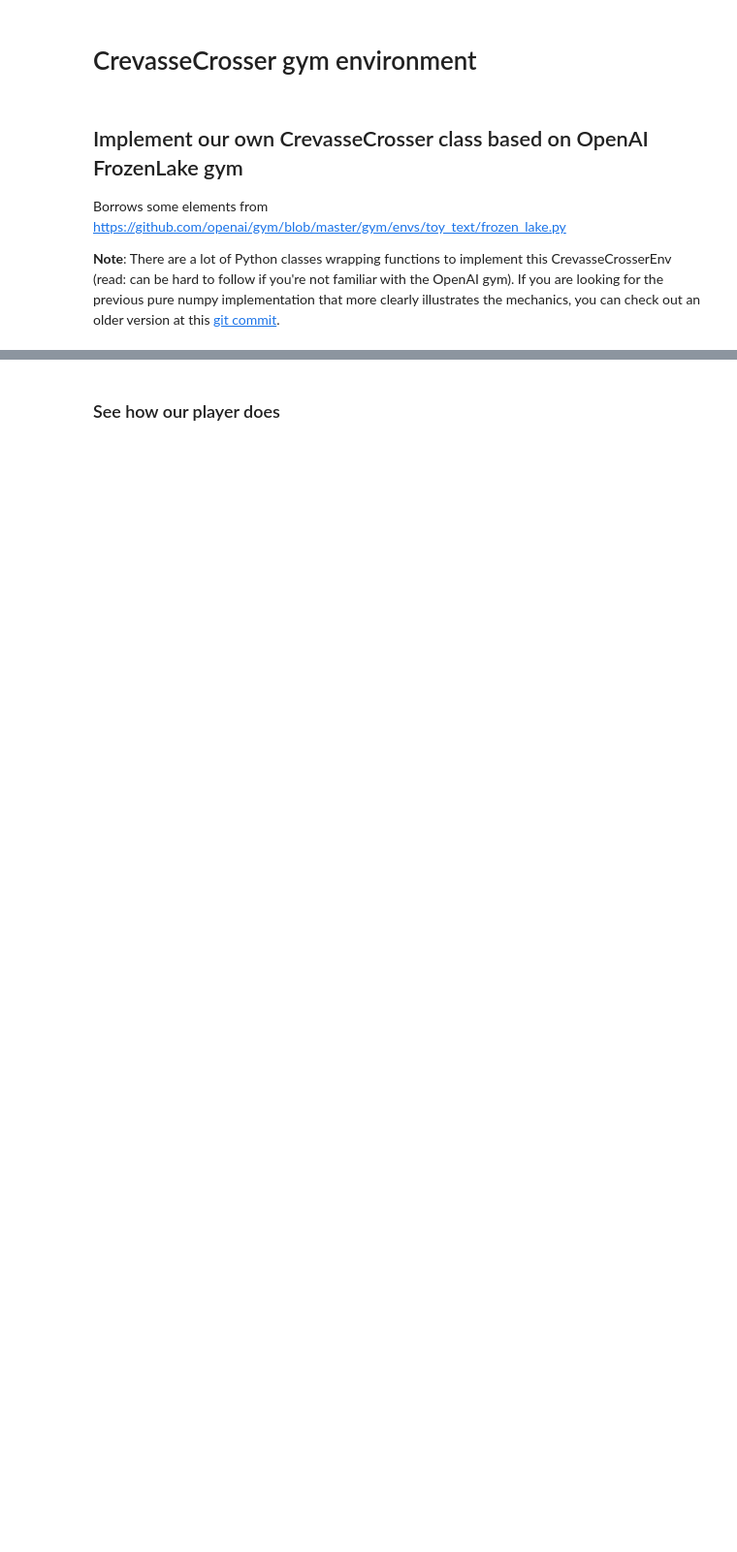
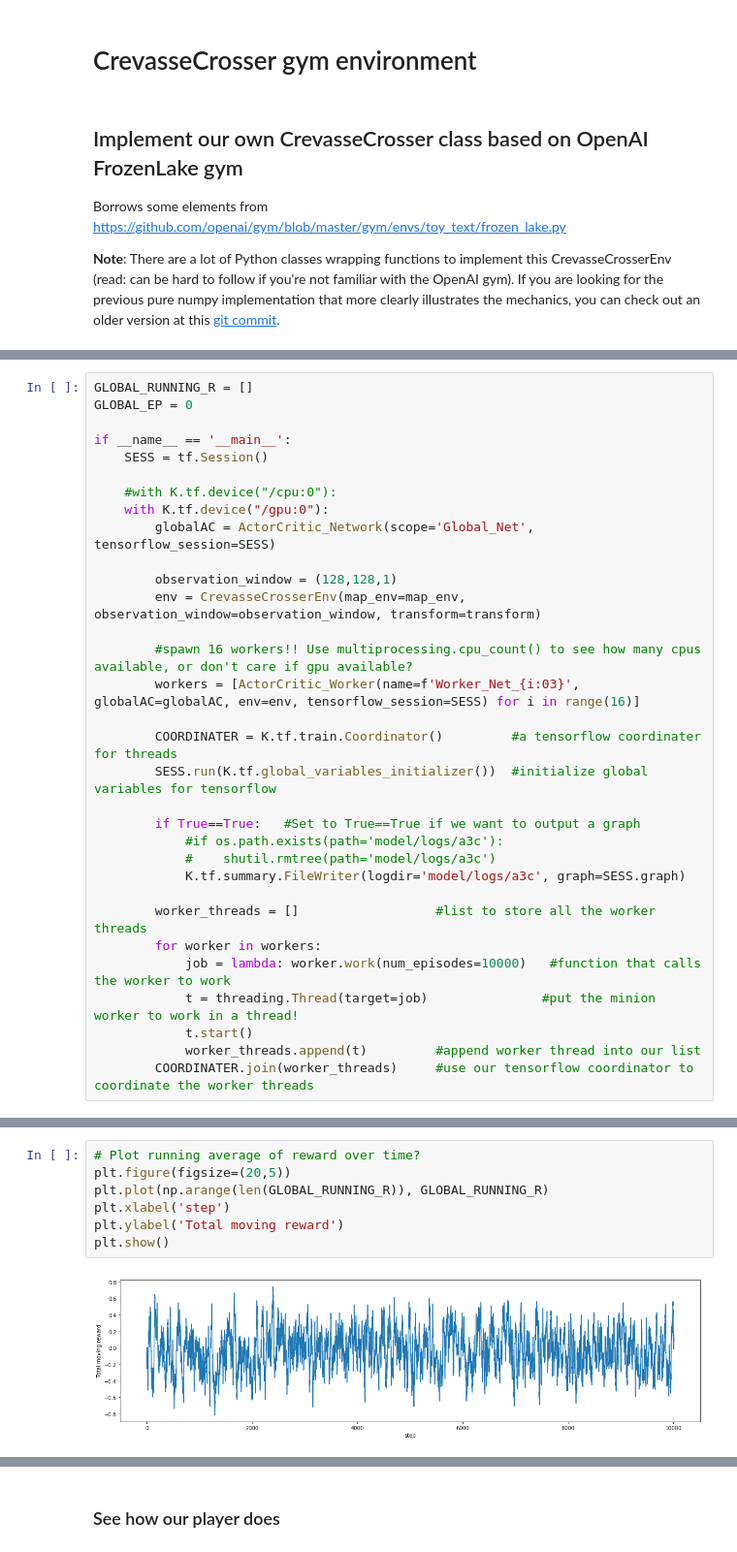
Before and after one commit to weiji14/nz_space_challenge, a Jupyter notebook: route_finder.ipynb, the cells around one changed output, grey strips where cells are left out. Shown at 97% size. Drawn from its saved outputs; the diff is of its cells as text; blank space fills up the shorter version.

```diff
--- a/route_finder.ipynb
+++ b/route_finder.ipynb
@@ -588,0 +599,32 @@ dqn_model.save_weights(filepath='model/weights/dqn-model-weights.hdf5', overwrit
+# %%
+GLOBAL_RUNNING_R = []
+GLOBAL_EP = 0
+
+if __name__ == '__main__':
+    SESS = tf.Session()
+
+    #with K.tf.device("/cpu:0"):
+    with K.tf.device("/gpu:0"):
+        globalAC = ActorCritic_Network(scope='Global_Net', tensorflow_session=SESS)
+
+        observation_window = (128,128,1)
+        env = CrevasseCrosserEnv(map_env=map_env, observation_window=observation_window, transform=transform)
+
+        #spawn 16 workers!! Use multiprocessing.cpu_count() to see how many cpus available, or don't care if gpu available?
+        workers = [ActorCritic_Worker(name=f'Worker_Net_{i:03}', globalAC=globalAC, env=env, tensorflow_session=SESS) for i in range(16)]
+
+        COORDINATER = K.tf.train.Coordinator()         #a tensorflow coordinater for threads
+        SESS.run(K.tf.global_variables_initializer())  #initialize global variables for tensorflow
+
+        if True==True:   #Set to True==True if we want to output a graph
+            #if os.path.exists(path='model/logs/a3c'):
+            #    shutil.rmtree(path='model/logs/a3c')
+            K.tf.summary.FileWriter(logdir='model/logs/a3c', graph=SESS.graph)
+
+        worker_threads = []                  #list to store all the worker threads
+        for worker in workers:
+            job = lambda: worker.work(num_episodes=10000)   #function that calls the worker to work
+            t = threading.Thread(target=job)               #put the minion worker to work in a thread!
+            t.start()
+            worker_threads.append(t)         #append worker thread into our list
+        COORDINATER.join(worker_threads)     #use our tensorflow coordinator to coordinate the worker threads
@@ -588,0 +649,9 @@ dqn_model.save_weights(filepath='model/weights/dqn-model-weights.hdf5', overwrit
+# %%
+# Plot running average of reward over time?
+plt.figure(figsize=(20,5))
+plt.plot(np.arange(len(GLOBAL_RUNNING_R)), GLOBAL_RUNNING_R)
+plt.xlabel('step')
+plt.ylabel('Total moving reward')
+plt.show()
+# %% [output]
+[figure, added]
```
Also changed, not shown: parts of 43 cells of this notebook.
